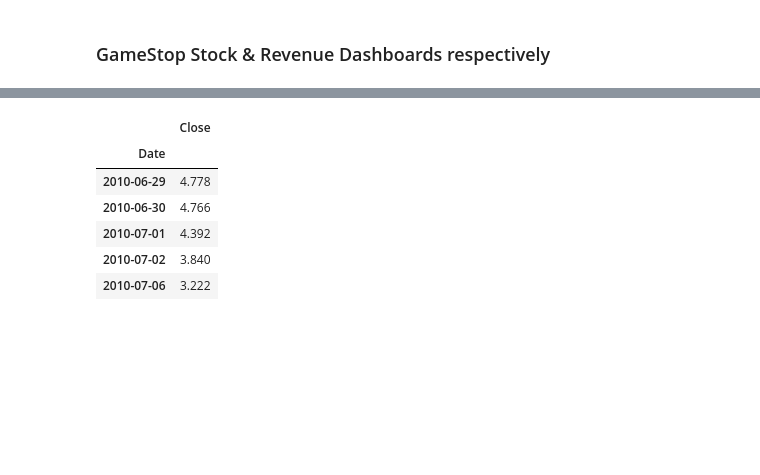
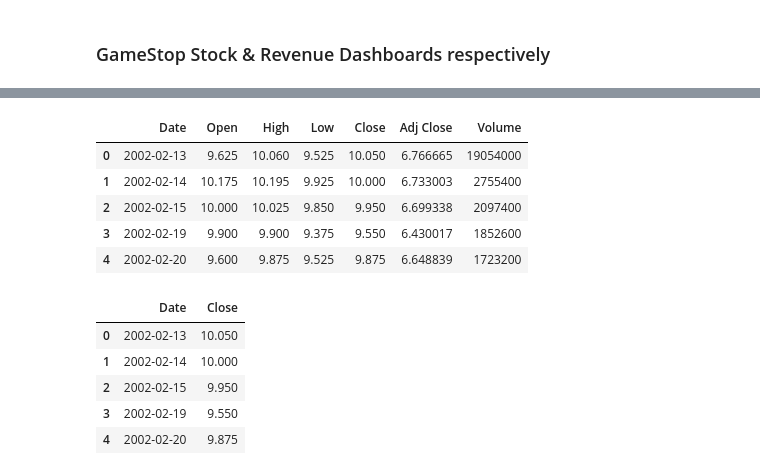
Before and after one commit to bahamalytixs/BahamaLytixs, a Jupyter notebook: HRolle_Proj_Python_Jupyter_Notebook2X.ipynb, the cells around one changed output, grey strips where cells are left out. Drawn from its saved outputs; the diff is of its cells as text; code cells hidden in the pictures; blank space fills up the shorter version.

```diff
--- a/HRolle_Proj_Python_Jupyter_Notebook2X.ipynb
+++ b/HRolle_Proj_Python_Jupyter_Notebook2X.ipynb
@@ -440,17 +440,27 @@ game_stck2.head()
 | 2002-02-19 | 9.900 | 9.900 | 9.375 | 9.550 | 6.430017 | 1852600 |
 | 2002-02-20 | 9.600 | 9.875 | 9.525 | 9.875 | 6.648839 | 1723200 |
+# %%
+game_stck2.reset_index(inplace=True)
+# %%
+game_stck2.head()
+# %% [output]
+|  | Date | Open | High | Low | Close | Adj Close | Volume |
+| 0 | 2002-02-13 | 9.625 | 10.060 | 9.525 | 10.050 | 6.766665 | 19054000 |
+| 1 | 2002-02-14 | 10.175 | 10.195 | 9.925 | 10.000 | 6.733003 | 2755400 |
+| 2 | 2002-02-15 | 10.000 | 10.025 | 9.850 | 9.950 | 6.699338 | 2097400 |
+| 3 | 2002-02-19 | 9.900 | 9.900 | 9.375 | 9.550 | 6.430017 | 1852600 |
+| 4 | 2002-02-20 | 9.600 | 9.875 | 9.525 | 9.875 | 6.648839 | 1723200 |
 # %%
 #  Get TWO Main columns for STOCK DATA (Date, Close)
-#game_stck2.reset_index(inplace=True)  DO NOT REMOVE
-game_stck2.set_index('Date', inplace=True)
+game_stck2.reset_index(inplace=True)   #DO NOT REMOVE
+#game_stck2.set_index('Date', inplace=True)
 
-#game_stck2 = game_stck[["Date", "Close"]]
+game_stck2 = game_stck2[["Date", "Close"]]
 game_stck2.head()
 # %% [output]
-|  | Close |
-| Date |  |
-| 2010-06-29 | 4.778 |
-| 2010-06-30 | 4.766 |
-| 2010-07-01 | 4.392 |
-| 2010-07-02 | 3.840 |
-| 2010-07-06 | 3.222 |
+|  | Date | Close |
+| 0 | 2002-02-13 | 10.050 |
+| 1 | 2002-02-14 | 10.000 |
+| 2 | 2002-02-15 | 9.950 |
+| 3 | 2002-02-19 | 9.550 |
+| 4 | 2002-02-20 | 9.875 |
```
Also changed, not shown: parts of 20 cells of this notebook.
